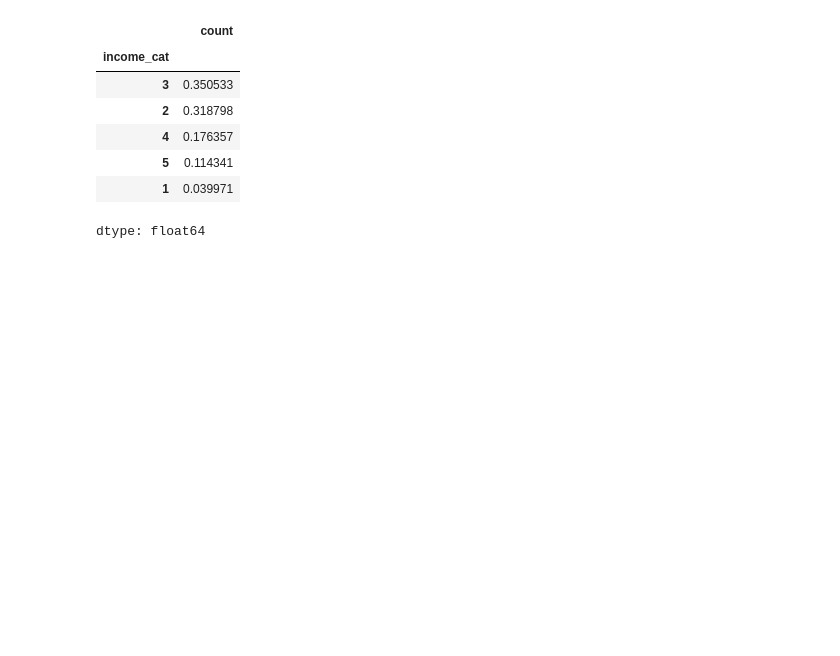
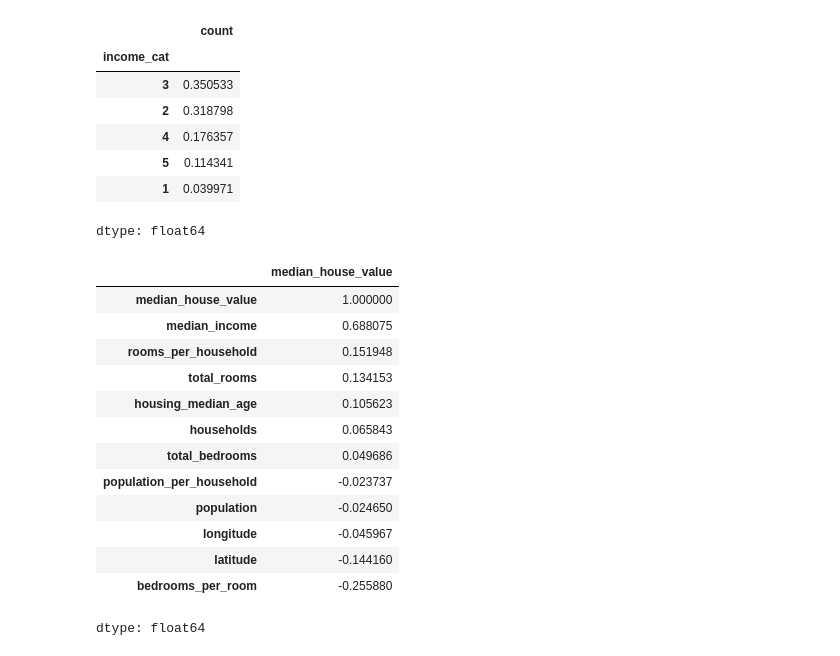
Before and after one commit to shinjihirako13-vis/Learning-ML-from-HOML, a Jupyter notebook: Chapter_2.ipynb, the cells around one changed output. Saved outputs shown, nothing was run; the diff lists cells and outputs as text; code cells hidden in the pictures; blank space fills up the shorter version.

```diff
--- a/Chapter_2.ipynb
+++ b/Chapter_2.ipynb
@@ -148,0 +151,22 @@ dtype: float64
+# %%
+housing["rooms_per_household"] = housing["total_rooms"]/housing["households"]
+housing["bedrooms_per_room"] = housing["total_bedrooms"]/housing["total_rooms"]
+housing["population_per_household"]=housing["population"]/housing["households"]
+# %%
+corr_matrix = housing.select_dtypes(include=["number"]).corr()
+corr_matrix["median_house_value"].sort_values(ascending=False)
+# %% [output]
+|  | median_house_value |
+| median_house_value | 1.000000 |
+| median_income | 0.688075 |
+| rooms_per_household | 0.151948 |
+| total_rooms | 0.134153 |
+| housing_median_age | 0.105623 |
+| households | 0.065843 |
+| total_bedrooms | 0.049686 |
+| population_per_household | -0.023737 |
+| population | -0.024650 |
+| longitude | -0.045967 |
+| latitude | -0.144160 |
+| bedrooms_per_room | -0.255880 |
+dtype: float64
```
Also changed, not shown: parts of 1 cell of this notebook.
